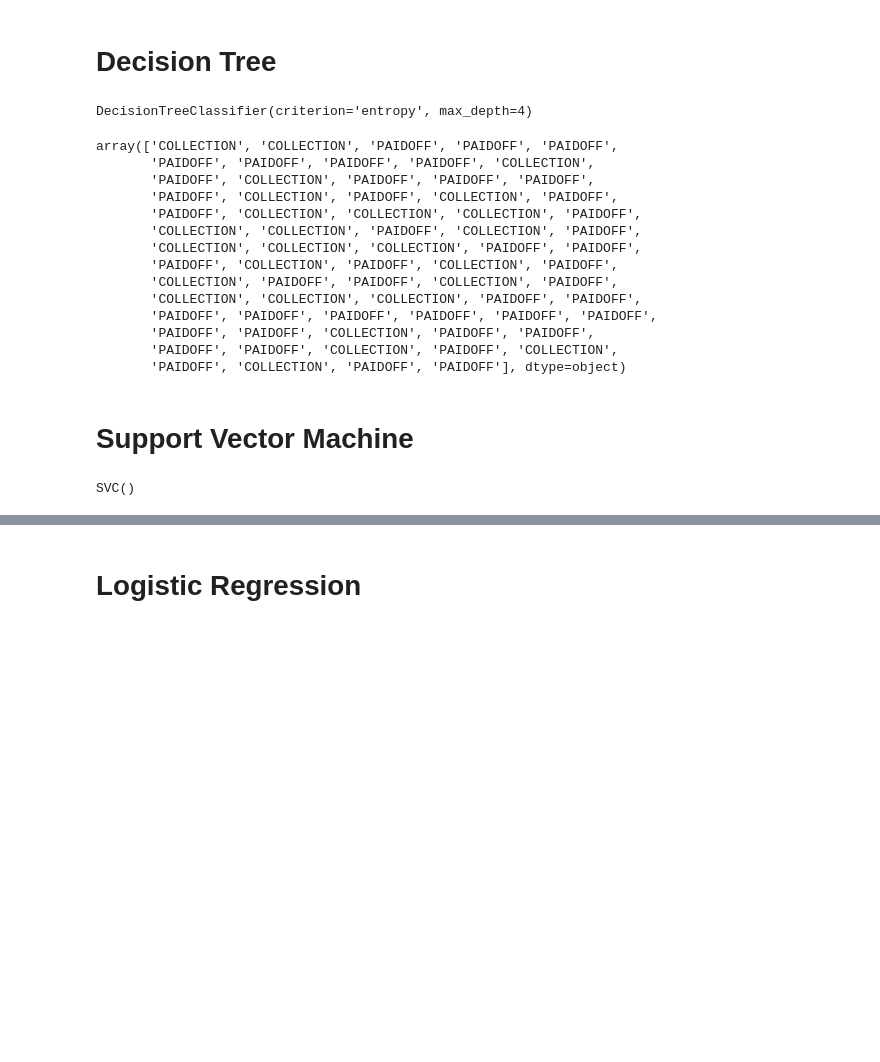
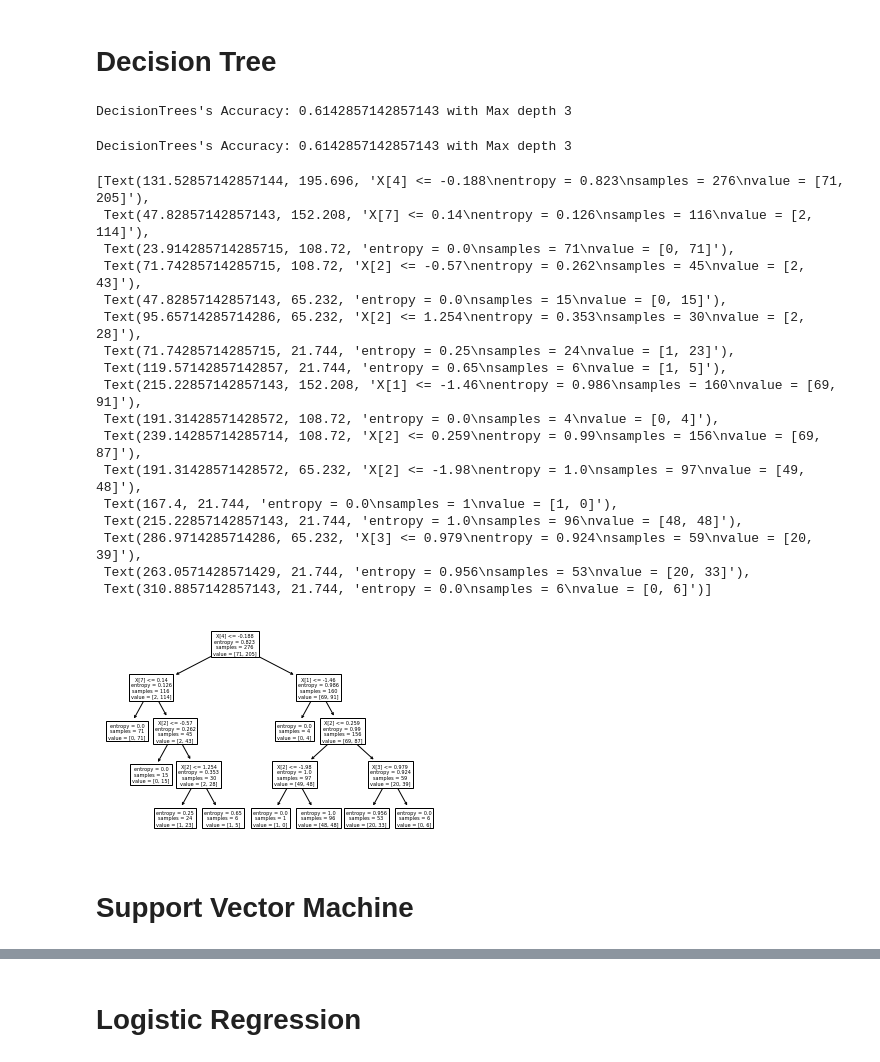
Before and after one commit to Raulex007/Machine-Learning-with-Python, a Jupyter notebook: ML0101EN-Proj-Loan-py-v1.ipynb, the cells around one changed output, grey strips where cells are left out. Saved outputs shown, nothing was run; the diff lists cells and outputs as text; code cells hidden in the pictures; blank space fills up the shorter version.

```diff
--- a/ML0101EN-Proj-Loan-py-v1.ipynb
+++ b/ML0101EN-Proj-Loan-py-v1.ipynb
@@ -325,28 +328,3 @@ kNN_model
 KNeighborsClassifier(n_neighbors=7)
 # %% [markdown]
 # Decision Tree
-# %%
-from sklearn.tree import DecisionTreeClassifier
-DT_model = DecisionTreeClassifier(criterion="entropy", max_depth = 4)
-DT_model.fit(X_train,y_train)
-DT_model
-# %% [output]
-DecisionTreeClassifier(criterion='entropy', max_depth=4)
-# %%
-yhat = DT_model.predict(X_test)
-yhat
-# %% [output]
-array(['COLLECTION', 'COLLECTION', 'PAIDOFF', 'PAIDOFF', 'PAIDOFF',
-       'PAIDOFF', 'PAIDOFF', 'PAIDOFF', 'PAIDOFF', 'COLLECTION',
-       'PAIDOFF', 'COLLECTION', 'PAIDOFF', 'PAIDOFF', 'PAIDOFF',
-       'PAIDOFF', 'COLLECTION', 'PAIDOFF', 'COLLECTION', 'PAIDOFF',
-       'PAIDOFF', 'COLLECTION', 'COLLECTION', 'COLLECTION', 'PAIDOFF',
-       'COLLECTION', 'COLLECTION', 'PAIDOFF', 'COLLECTION', 'PAIDOFF',
-       'COLLECTION', 'COLLECTION', 'COLLECTION', 'PAIDOFF', 'PAIDOFF',
-       'PAIDOFF', 'COLLECTION', 'PAIDOFF', 'COLLECTION', 'PAIDOFF',
-       'COLLECTION', 'PAIDOFF', 'PAIDOFF', 'COLLECTION', 'PAIDOFF',
-       'COLLECTION', 'COLLECTION', 'COLLECTION', 'PAIDOFF', 'PAIDOFF',
-       'PAIDOFF', 'PAIDOFF', 'PAIDOFF', 'PAIDOFF', 'PAIDOFF', 'PAIDOFF',
-       'PAIDOFF', 'PAIDOFF', 'COLLECTION', 'PAIDOFF', 'PAIDOFF',
-       'PAIDOFF', 'PAIDOFF', 'COLLECTION', 'PAIDOFF', 'COLLECTION',
-       'PAIDOFF', 'COLLECTION', 'PAIDOFF', 'PAIDOFF'], dtype=object)
@@ -353,2 +336,46 @@ array(['COLLECTION', 'COLLECTION', 'PAIDOFF', 'PAIDOFF', 'PAIDOFF',
+# %%
+DTree_model = DecisionTreeClassifier(criterion="entropy", max_depth = 4)
+DTree_model.fit(X_train,y_train)
+DTree_model
+
+y_tree=DTree_model.predict(X_test)
+Tree_acc=metrics.accuracy_score(y_test, y_tree)
+print("DecisionTrees's Accuracy: {1} with Max depth {0}".format(depth,Tree_acc))
+# %% [output]
+DecisionTrees's Accuracy: 0.6142857142857143 with Max depth 3
+# %%
+from sklearn.tree import DecisionTreeClassifier
+
+depth=3
+DTree_model=DecisionTreeClassifier(criterion='entropy', max_depth=depth)
+DTree_model.fit(X_train,y_train)
+y_tree=DTree_model.predict(X_test)
+Tree_acc=metrics.accuracy_score(y_test, y_tree)
+print("DecisionTrees's Accuracy: {1} with Max depth {0}".format(depth,Tree_acc))
+# %% [output]
+DecisionTrees's Accuracy: 0.6142857142857143 with Max depth 3
+# %%
+iris = load_iris()
+#X_train, y_train = iris.data, iris.target
+tree.plot_tree(DTree_model)
+# %% [output]
+[Text(131.52857142857144, 195.696, 'X[4] <= -0.188\nentropy = 0.823\nsamples = 276\nvalue = [71, 205]'),
+ Text(47.82857142857143, 152.208, 'X[7] <= 0.14\nentropy = 0.126\nsamples = 116\nvalue = [2, 114]'),
+ Text(23.914285714285715, 108.72, 'entropy = 0.0\nsamples = 71\nvalue = [0, 71]'),
+ Text(71.74285714285715, 108.72, 'X[2] <= -0.57\nentropy = 0.262\nsamples = 45\nvalue = [2, 43]'),
+ Text(47.82857142857143, 65.232, 'entropy = 0.0\nsamples = 15\nvalue = [0, 15]'),
+ Text(95.65714285714286, 65.232, 'X[2] <= 1.254\nentropy = 0.353\nsamples = 30\nvalue = [2, 28]'),
+ Text(71.74285714285715, 21.744, 'entropy = 0.25\nsamples = 24\nvalue = [1, 23]'),
+ Text(119.57142857142857, 21.744, 'entropy = 0.65\nsamples = 6\nvalue = [1, 5]'),
+ Text(215.22857142857143, 152.208, 'X[1] <= -1.46\nentropy = 0.986\nsamples = 160\nvalue = [69, 91]'),
+ Text(191.31428571428572, 108.72, 'entropy = 0.0\nsamples = 4\nvalue = [0, 4]'),
+ Text(239.14285714285714, 108.72, 'X[2] <= 0.259\nentropy = 0.99\nsamples = 156\nvalue = [69, 87]'),
+ Text(191.31428571428572, 65.232, 'X[2] <= -1.98\nentropy = 1.0\nsamples = 97\nvalue = [49, 48]'),
+ Text(167.4, 21.744, 'entropy = 0.0\nsamples = 1\nvalue = [1, 0]'),
+ Text(215.22857142857143, 21.744, 'entropy = 1.0\nsamples = 96\nvalue = [48, 48]'),
+ Text(286.9714285714286, 65.232, 'X[3] <= 0.979\nentropy = 0.924\nsamples = 59\nvalue = [20, 39]'),
+ Text(263.0571428571429, 21.744, 'entropy = 0.956\nsamples = 53\nvalue = [20, 33]'),
+ Text(310.8857142857143, 21.744, 'entropy = 0.0\nsamples = 6\nvalue = [0, 6]')]
+[figure, added]
 # %% [markdown]
 # Support Vector Machine
@@ -355,6 +386,4 @@ array(['COLLECTION', 'COLLECTION', 'PAIDOFF', 'PAIDOFF', 'PAIDOFF',
 # %%
-from sklearn import svm
-SVM_model = svm.SVC()
+SVM_model=svm.SVC(kernel='rbf')
 SVM_model.fit(X_train, y_train)
+y_SVM=SVM_model.predict(X_test)
-# %% [output]
-SVC()
```
Also changed, not shown: parts of 15 cells of this notebook.
